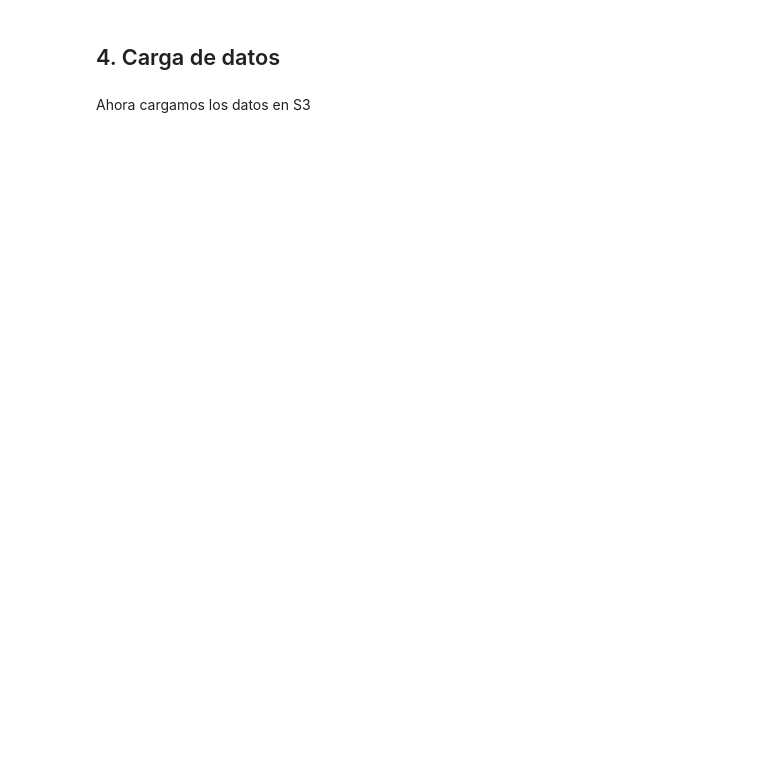
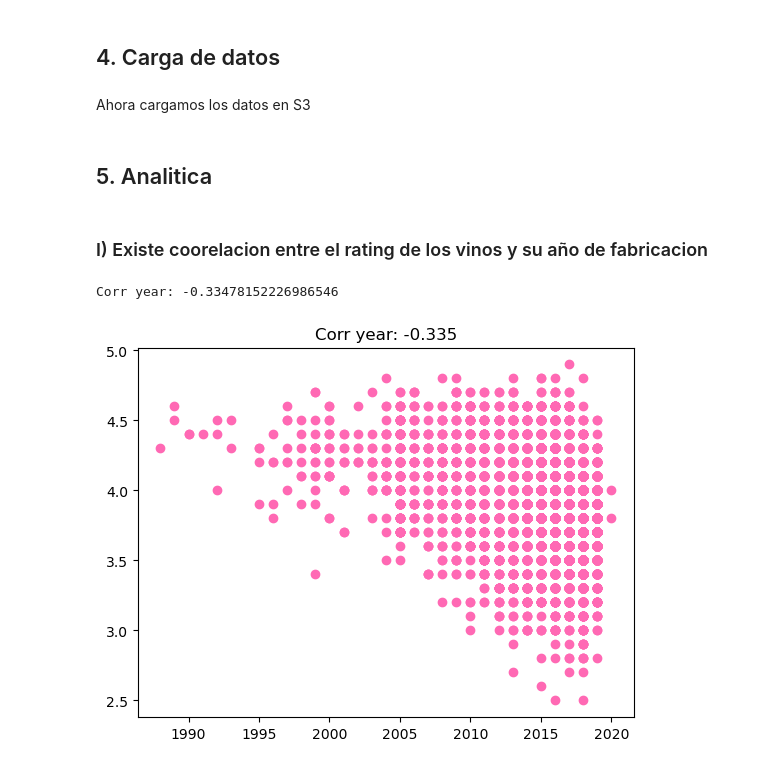
Before and after one commit to am23006810/CienciaDeDatosEnPython-ProyectoFinal, a Jupyter notebook: proyecto_final.ipynb, the cells around one changed output. Saved outputs shown, nothing was run; the diff lists cells and outputs as text; code cells hidden in the pictures; blank space fills up the shorter version.

```diff
--- a/proyecto_final.ipynb
+++ b/proyecto_final.ipynb
@@ -111,3 +111,19 @@ complete_df.head()
 Ahora cargamos los datos en S3
 # %%
 load.load_to_dl(complete_df, "proyectofinal-us-east-1-665777243823", 'results/wine_complete_df.csv', config)
+# %% [markdown]
+## 5. Analitica
+# %% [markdown]
+### I) Existe coorelacion entre el rating de los vinos y su año de fabricacion
+# %%
+colName = 'year'
+df_temp = complete_df.drop(complete_df[ complete_df['year'] == 0].index)
+
+corr = df_temp[colName].corr(df_temp["rating"])
+print(f"Corr {colName}: {corr}")
+plt.scatter(df_temp[colName],df_temp["rating"], color = 'hotpink')
+plt.title(f"Corr {colName}: {'%.3f' % corr}")
+plt.show()
+# %% [output]
+Corr year: -0.33478152226986546
+[figure, added]
```
Also changed, not shown: parts of 25 cells of this notebook.
